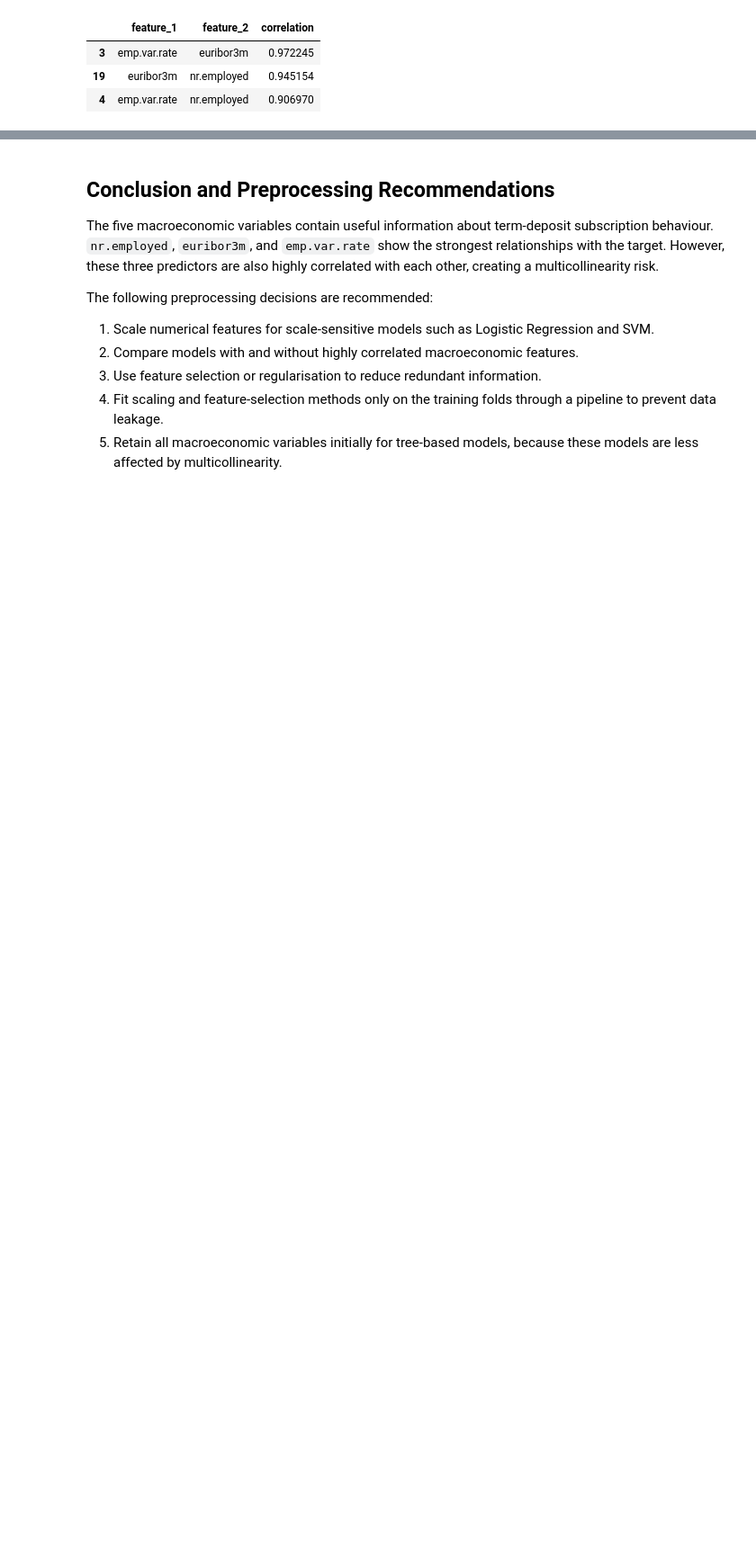
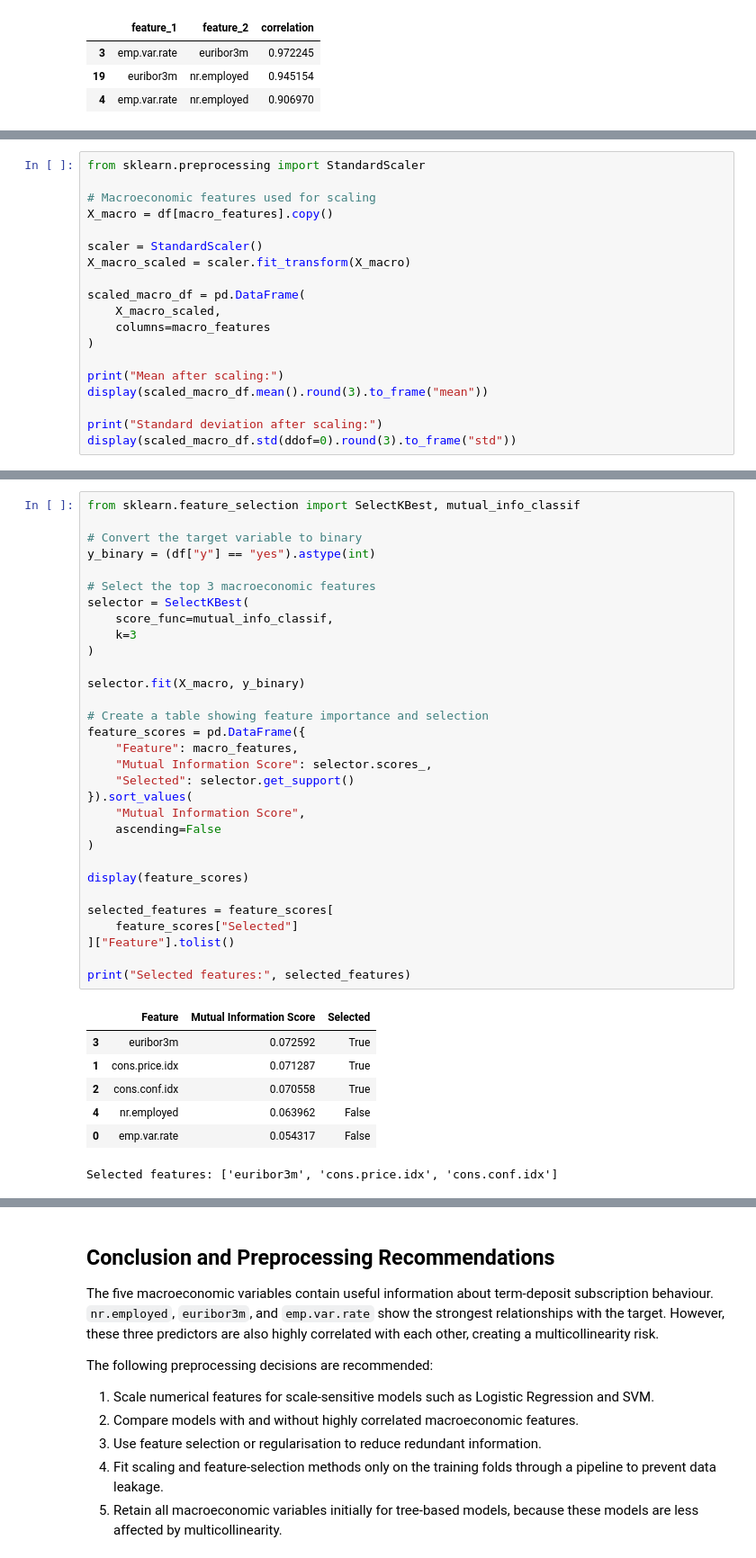
Before and after one commit to Saradala/bank-telemarketing-predictor, a Jupyter notebook: notebooks/04_eda_macroeconomic.ipynb, the cells around one changed output, grey strips where cells are left out. Shown at 90% size. Saved outputs shown, nothing was run; the diff lists cells and outputs as text; blank space fills up the shorter version.

Commit message:
Add scaling and feature selection analysis for Member 4 PE1

```diff
--- a/notebooks/04_eda_macroeconomic.ipynb
+++ b/notebooks/04_eda_macroeconomic.ipynb
@@ -161,0 +168,19 @@ high_correlation_pairs
+# %%
+from sklearn.preprocessing import StandardScaler
+
+# Macroeconomic features used for scaling
+X_macro = df[macro_features].copy()
+
+scaler = StandardScaler()
+X_macro_scaled = scaler.fit_transform(X_macro)
+
+scaled_macro_df = pd.DataFrame(
+    X_macro_scaled,
+    columns=macro_features
+)
+
+print("Mean after scaling:")
+display(scaled_macro_df.mean().round(3).to_frame("mean"))
+
+print("Standard deviation after scaling:")
+display(scaled_macro_df.std(ddof=0).round(3).to_frame("std"))
@@ -161,0 +202,39 @@ high_correlation_pairs
+# %%
+from sklearn.feature_selection import SelectKBest, mutual_info_classif
+
+# Convert the target variable to binary
+y_binary = (df["y"] == "yes").astype(int)
+
+# Select the top 3 macroeconomic features
+selector = SelectKBest(
+    score_func=mutual_info_classif,
+    k=3
+)
+
+selector.fit(X_macro, y_binary)
+
+# Create a table showing feature importance and selection
+feature_scores = pd.DataFrame({
+    "Feature": macro_features,
+    "Mutual Information Score": selector.scores_,
+    "Selected": selector.get_support()
+}).sort_values(
+    "Mutual Information Score",
+    ascending=False
+)
+
+display(feature_scores)
+
+selected_features = feature_scores[
+    feature_scores["Selected"]
+]["Feature"].tolist()
+
+print("Selected features:", selected_features)
+# %% [output]
+|  | Feature | Mutual Information Score | Selected |
+| 3 | euribor3m | 0.072592 | True |
+| 1 | cons.price.idx | 0.071287 | True |
+| 2 | cons.conf.idx | 0.070558 | True |
+| 4 | nr.employed | 0.063962 | False |
+| 0 | emp.var.rate | 0.054317 | False |
+Selected features: ['euribor3m', 'cons.price.idx', 'cons.conf.idx']
```
Also changed, not shown: parts of 3 cells of this notebook.
